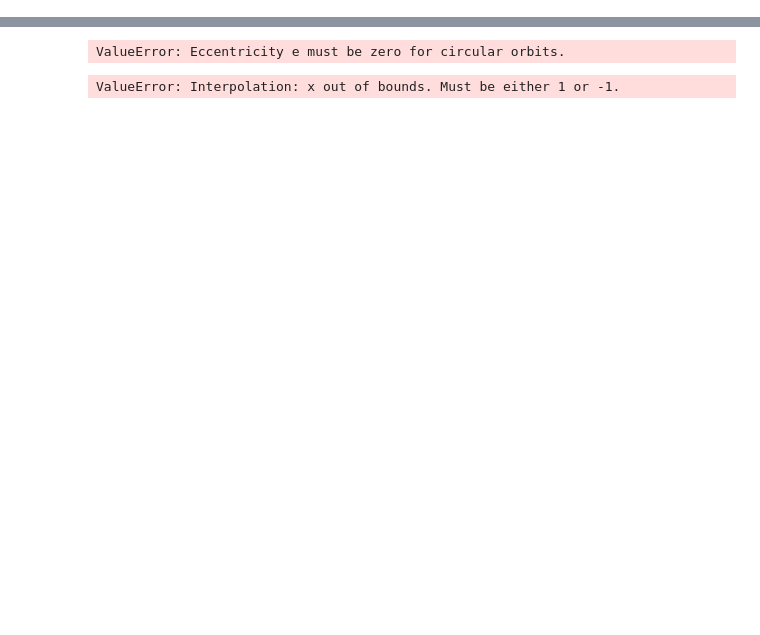
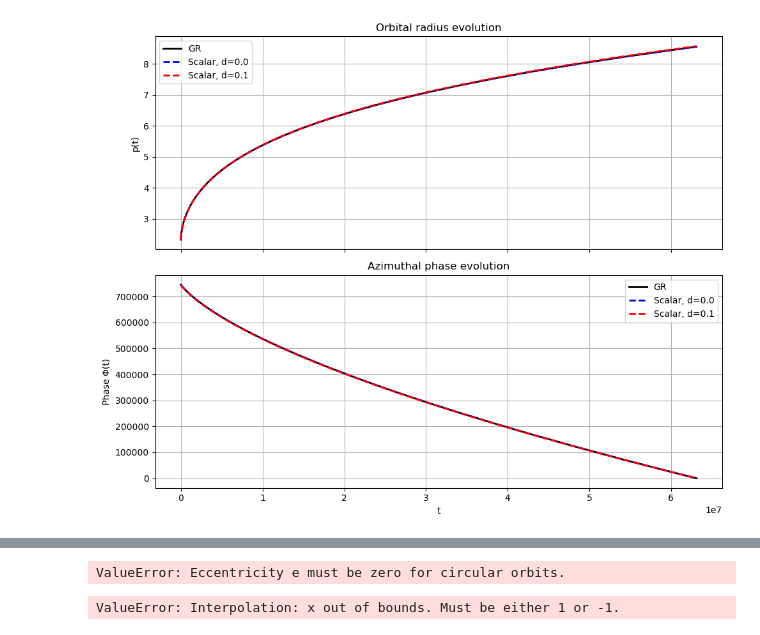
Before and after one commit to susannabarsanti/ModifiedEMRIWaveforms, a Jupyter notebook: notebooks/example.ipynb, the cells around one changed output, grey strips where cells are left out. Drawn from its saved outputs; the diff is of its cells as text; code cells hidden in the pictures; blank space fills up the shorter version.

```diff
--- a/notebooks/example.ipynb
+++ b/notebooks/example.ipynb
@@ -13,0 +126,45 @@ traj_Kerr_Scalar = EMRIInspiral(func=KerrCircEqFluxScalar, integrate_constants_o
+# %%
+# Create figure with 2 subplots
+fig, axes = plt.subplots(2, 1, figsize=(10, 8), sharex=True)
+
+# Plot p(t) in the first subplot
+ax1 = axes[0]
+
+# GR model
+ax1.plot(t_back_GR, p_back_GR, label="GR", color="black", linewidth=2)
+
+# Scalar model d = 0
+d = 0.0
+ax1.plot(t_back_s0, p_back_s0, label=f"Scalar, d={d}", linestyle="--", color="blue", linewidth=2)
+
+# Scalar model d = 0.1
+d = 0.1
+ax1.plot(t_back_s01, p_back_s01, label=f"Scalar, d={d}", linestyle="--", color="red", linewidth=2)
+
+ax1.set_ylabel("p(t)")
+ax1.set_title("Orbital radius evolution")
+ax1.legend()
+ax1.grid(True)
+
+# Plot phase Phi(t) in the second subplot
+ax2 = axes[1]
+
+# GR model
+ax2.plot(t_back_GR, Phi_phi_back_GR, label="GR", color="black", linewidth=2)
+
+# Scalar model d = 0
+ax2.plot(t_back_s0, Phi_phi_back_s0, label=f"Scalar, d={0.0}", linestyle="--", color="blue", linewidth=2)
+
+# Scalar model d = 0.1
+ax2.plot(t_back_s01, Phi_phi_back_s01, label=f"Scalar, d={0.1}", linestyle="--", color="red", linewidth=2)
+
+ax2.set_xlabel("t")
+ax2.set_ylabel("Phase Φ(t)")
+ax2.set_title("Azimuthal phase evolution")
+ax2.legend()
+ax2.grid(True)
+
+plt.tight_layout()
+plt.show()
+# %% [output]
+[figure, added]
```
Also changed, not shown: parts of 24 cells of this notebook, 5 other files.
